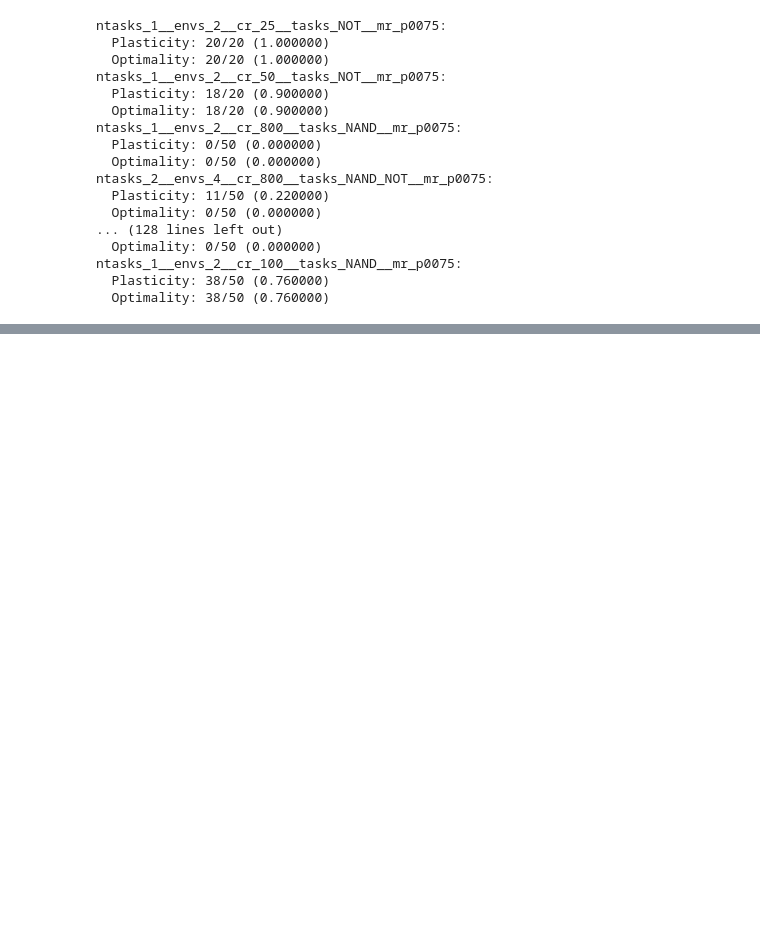
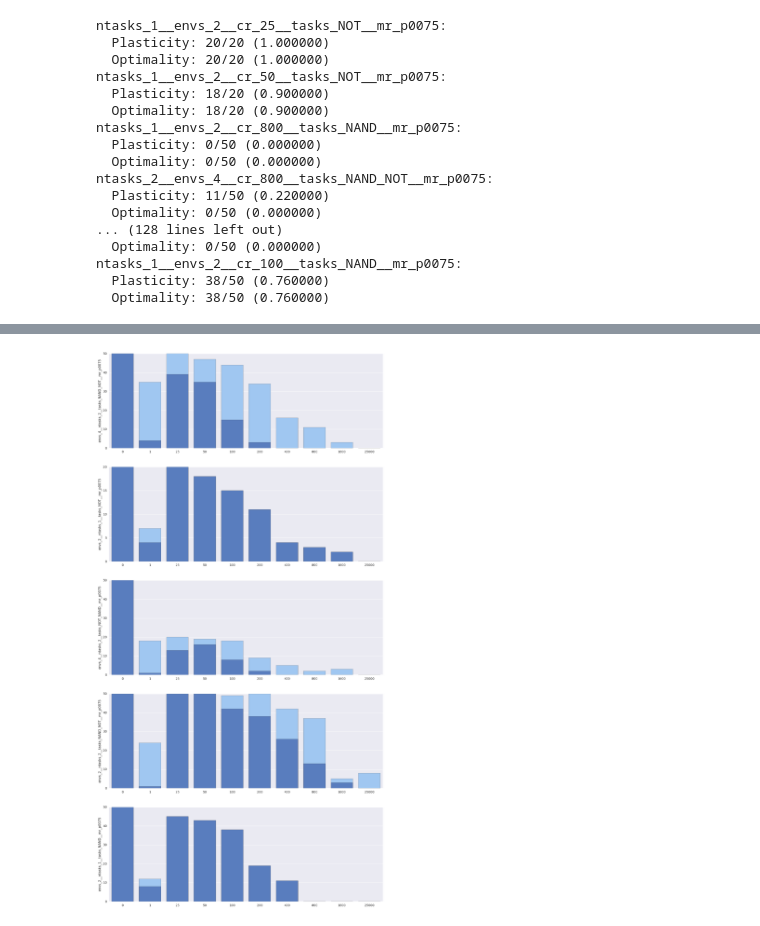
Before and after one commit to amlalejini/origins_of_plasticity_f16, a Jupyter notebook: scripts/jupyter_notebooks/fdom_nb.ipynb, the cells around one changed output, grey strips where cells are left out. Saved outputs shown, nothing was run; the diff lists cells and outputs as text; code cells hidden in the pictures; blank space fills up the shorter version.

Commit message:
Making graphs, exploring data.

```diff
--- a/scripts/jupyter_notebooks/fdom_nb.ipynb
+++ b/scripts/jupyter_notebooks/fdom_nb.ipynb
@@ -37,6 +38,14 @@ df
 | 1829 | ntasks_1__envs_2__cr_100__tasks_N... | 12 | 4578 | 1 | 1 | 1 | 1 | ... |
 1830 rows × 12 columns
 # %%
+# Function to get attributes from a treatment name.
+def GetTreatmentAttr(treatment, attr):
+    """
+    Given a treatment name and an attribute, what are its attributes?
+    """
+    attrs = {attr.split("_")[0]:attr.split("_")[1:] for attr in treatment.split("__")}
+    return attrs[attr]
+
 # Get a list of treatments.
 # Additionally, cross-section the data in meaningful ways.
 # * By environment, get all change rates for that environment.
@@ -44,6 +53,7 @@ df
 all_treatments = set([])
 by_environment = {}
 by_change_rate = {}
+change_rates = set([])
 for treatment in df['treatment']:
     all_treatments.add(treatment)
     # First, strip out change rate.
@@ -51,10 +61,25 @@ for treatment in df['treatment']:
     if not attrs["cr"][0] in by_change_rate:
         by_change_rate[attrs["cr"][0]] = set()
     by_change_rate[attrs["cr"][0]].add(treatment)
+    change_rates.add(attrs["cr"][0])
     env_signature = "__".join([attr + "_" + "_".join(attrs[attr]) for attr in attrs if attr != "cr"])
     if not env_signature in by_environment:
         by_environment[env_signature] = set()
     by_environment[env_signature].add(treatment)
+
+# Add 0 change rate environments to by_environment
+for env in by_environment:
+    tasks = GetTreatmentAttr(env, "tasks")
+    if len(tasks) == 1 and tasks[0] == "NAND":
+        by_environment[env].add("ntasks_1__envs_1__cr_0__tasks_NAND__mr_p0075")
+    elif len(tasks) == 1 and tasks[0] == "NOT":
+        by_environment[env].add("ntasks_1__envs_1__cr_0__tasks_NOT__mr_p0075")
+    elif len(tasks) == 2 and ("NAND" in tasks and "NOT" in tasks):
+        by_environment[env].add("ntasks_2__envs_1__cr_0__tasks_NAND_NOT__mr_p0075")
+
+change_rates = map(int, list(change_rates))
+change_rates.sort()
+change_rates = map(str, change_rates)
 # %%
 # For each treatment count the total number of observations, and the total number of observations that are plastic.
 for treatment in all_treatments:
@@ -86,0 +109,19 @@ ImportError: No module named seaborn
+# %%
+# Make plasticity by environment bar chart. (skip over constant environments, they are included in all plots)
+fig, axes = plt.subplots(nrows = len(by_environment.keys()) - 3, ncols = 1, figsize = (16, 32))
+axi = 0
+for env in by_environment:
+    treatments = list(by_environment[env])
+    if len(treatments) == 1: continue
+    treatments.sort(key = lambda treatment: int(GetTreatmentAttr(treatment, "cr")[0]))
+    x = [int(GetTreatmentAttr(treatment, "cr")[0]) for treatment in treatments]
+    y_optimal = [len(df[(df.treatment == treatment) & (df.is_optimal == 1)]) for treatment in treatments]
+    y_plastic = [len(df[(df.treatment == treatment) & (df.is_plastic == 1)]) for treatment in treatments]
+    sns.set_color_codes("pastel")
+    sns.barplot(x, y_plastic, color = "b", ax = axes[axi])
+    sns.set_color_codes("muted")
+    sns.barplot(x, y_optimal, color = "b", ax = axes[axi])
+    axes[axi].set_ylabel(env)
+    axi += 1
+# %% [output]
+[figure, added]
```
Also changed, not shown: parts of 4 cells of this notebook.
